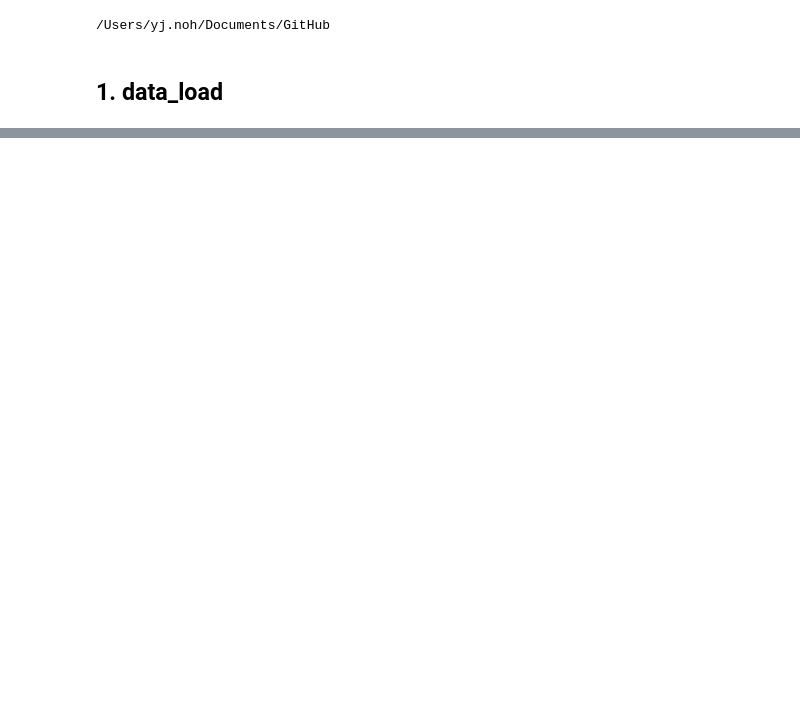
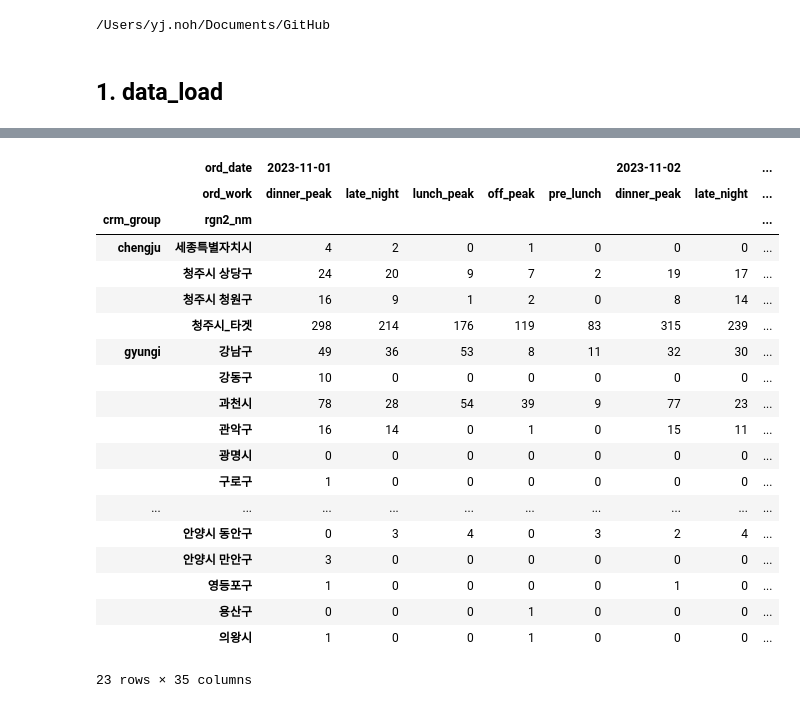
Before and after one commit to yoooooooonji/CRM-effect-analyst, a Jupyter notebook: gwacheon-cheongju.ipynb, the cells around one changed output, grey strips where cells are left out. Saved outputs shown, nothing was run; the diff lists cells and outputs as text; code cells hidden in the pictures; blank space fills up the shorter version.

Commit message:
crm analyst

```diff
--- a/gwacheon-cheongju.ipynb
+++ b/gwacheon-cheongju.ipynb
@@ -38,0 +38,4 @@ dtype: int64
+# %%
+# 청주시 하나로 합치기
+data['rgn2_nm'] = data['rgn2_nm'].replace(['청주시 흥덕구', '청주시 서원구'], '청주시_타겟')
+data.head()
@@ -38,0 +49,26 @@ dtype: int64
+# %%
+# crosstab
+table_1 = pd.crosstab(index = [data.crm_group, data.rgn2_nm], columns = [data.ord_date, data.ord_work])
+table_1
+#table_1.to_csv('CRM-effect-analyst-/table1.csv', index= True, encoding = "utf-8")
+# %% [output]
+|  | ord_date | 2023-11-01 |  |  |  |  | 2023-11-02 |  | ... |
+|  | ord_work | dinner_peak | late_night | lunch_peak | off_peak | pre_lunch | dinner_peak | late_night | ... |
+| crm_group | rgn2_nm |  |  |  |  |  |  |  | ... |
+| chengju | 세종특별자치시 | 4 | 2 | 0 | 1 | 0 | 0 | 0 | ... |
+|  | 청주시 상당구 | 24 | 20 | 9 | 7 | 2 | 19 | 17 | ... |
+|  | 청주시 청원구 | 16 | 9 | 1 | 2 | 0 | 8 | 14 | ... |
+|  | 청주시_타겟 | 298 | 214 | 176 | 119 | 83 | 315 | 239 | ... |
+| gyungi | 강남구 | 49 | 36 | 53 | 8 | 11 | 32 | 30 | ... |
+|  | 강동구 | 10 | 0 | 0 | 0 | 0 | 0 | 0 | ... |
+|  | 과천시 | 78 | 28 | 54 | 39 | 9 | 77 | 23 | ... |
+|  | 관악구 | 16 | 14 | 0 | 1 | 0 | 15 | 11 | ... |
+|  | 광명시 | 0 | 0 | 0 | 0 | 0 | 0 | 0 | ... |
+|  | 구로구 | 1 | 0 | 0 | 0 | 0 | 0 | 0 | ... |
+| ... | ... | ... | ... | ... | ... | ... | ... | ... | ... |
+|  | 안양시 동안구 | 0 | 3 | 4 | 0 | 3 | 2 | 4 | ... |
+|  | 안양시 만안구 | 3 | 0 | 0 | 0 | 0 | 0 | 0 | ... |
+|  | 영등포구 | 1 | 0 | 0 | 0 | 0 | 1 | 0 | ... |
+|  | 용산구 | 0 | 0 | 0 | 1 | 0 | 0 | 0 | ... |
+|  | 의왕시 | 1 | 0 | 0 | 1 | 0 | 0 | 0 | ... |
+23 rows × 35 columns
```
Also changed, not shown: parts of 11 cells of this notebook, 3 other files.
